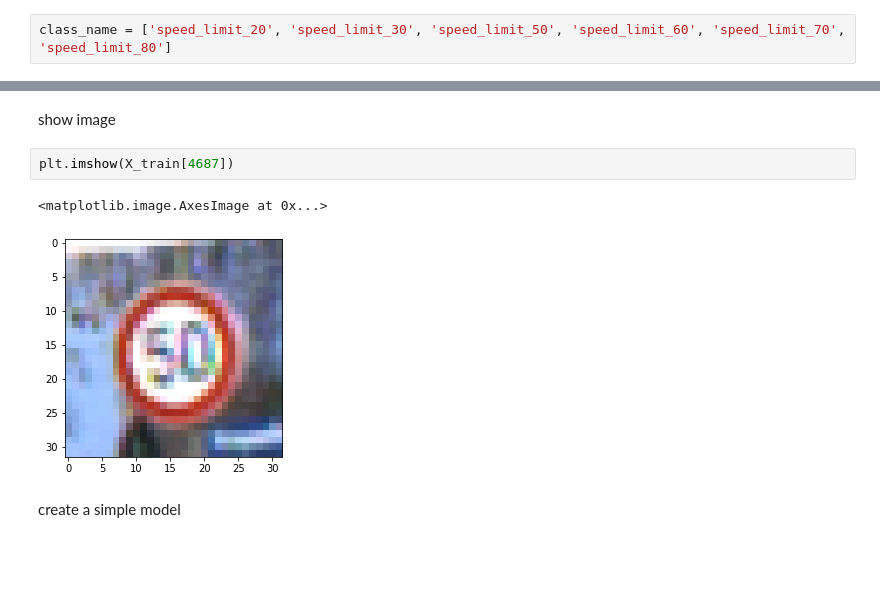
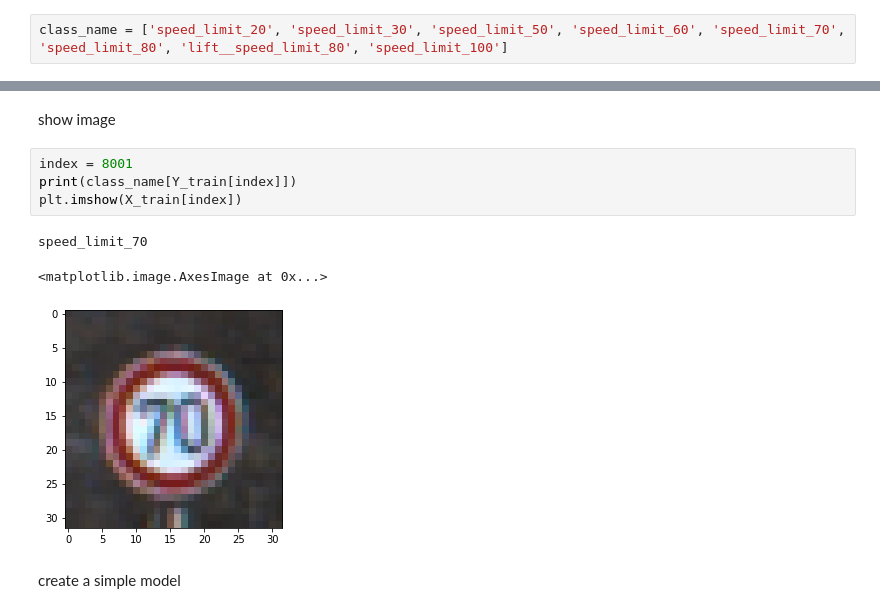
Before and after one commit to luoyuhan011/309CourseWork2, a Jupyter notebook: 309CourseWork2.ipynb, the cells around one changed output, grey strips where cells are left out. Drawn from its saved outputs; the diff is of its cells as text; blank space fills up the shorter version.

```diff
--- a/309CourseWork2.ipynb
+++ b/309CourseWork2.ipynb
@@ -24,7 +24,7 @@ for label in os.listdir(path):
 # %% [markdown]
 all classes
 # %%
-class_name = ['speed_limit_20', 'speed_limit_30', 'speed_limit_50', 'speed_limit_60', 'speed_limit_70', 'speed_limit_80']
+class_name = ['speed_limit_20', 'speed_limit_30', 'speed_limit_50', 'speed_limit_60', 'speed_limit_70', 'speed_limit_80', 'lift__speed_limit_80', 'speed_limit_100']
 # %% [markdown]
 check shape
 # %%
@@ -39,11 +39,14 @@ feature scale
 X_train = X_train/255
 # %% [markdown]
 show image
-# %%
-plt.imshow(X_train[4687])
-# %% [output]
-<matplotlib.image.AxesImage at 0x...>
-[figure, removed]
+# %%
+index = 8001
+print(class_name[Y_train[index]])
+plt.imshow(X_train[index])
+# %% [output]
+speed_limit_70
+<matplotlib.image.AxesImage at 0x...>
+[figure, added]
 # %% [markdown]
 create a simple model
 # %%
```
Also changed, not shown: parts of 3 cells of this notebook.
